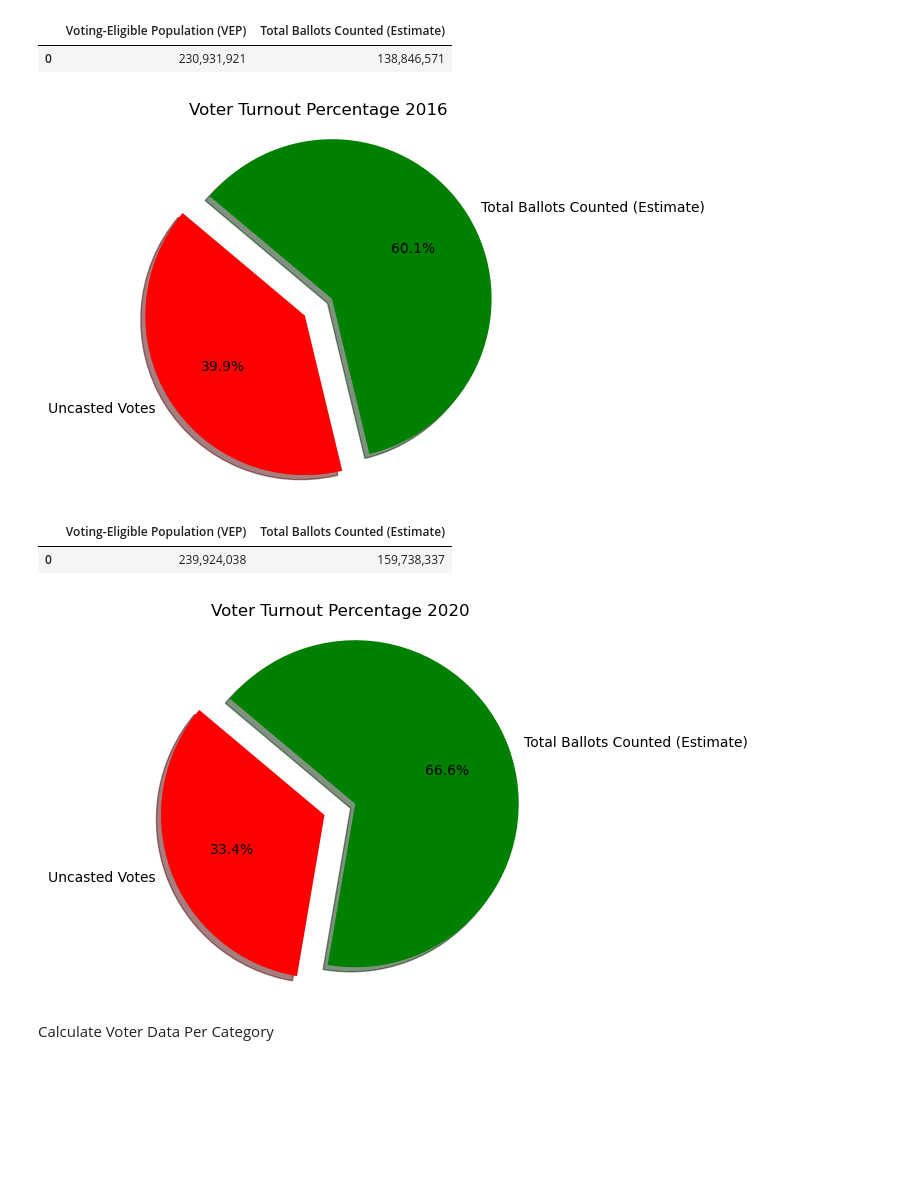
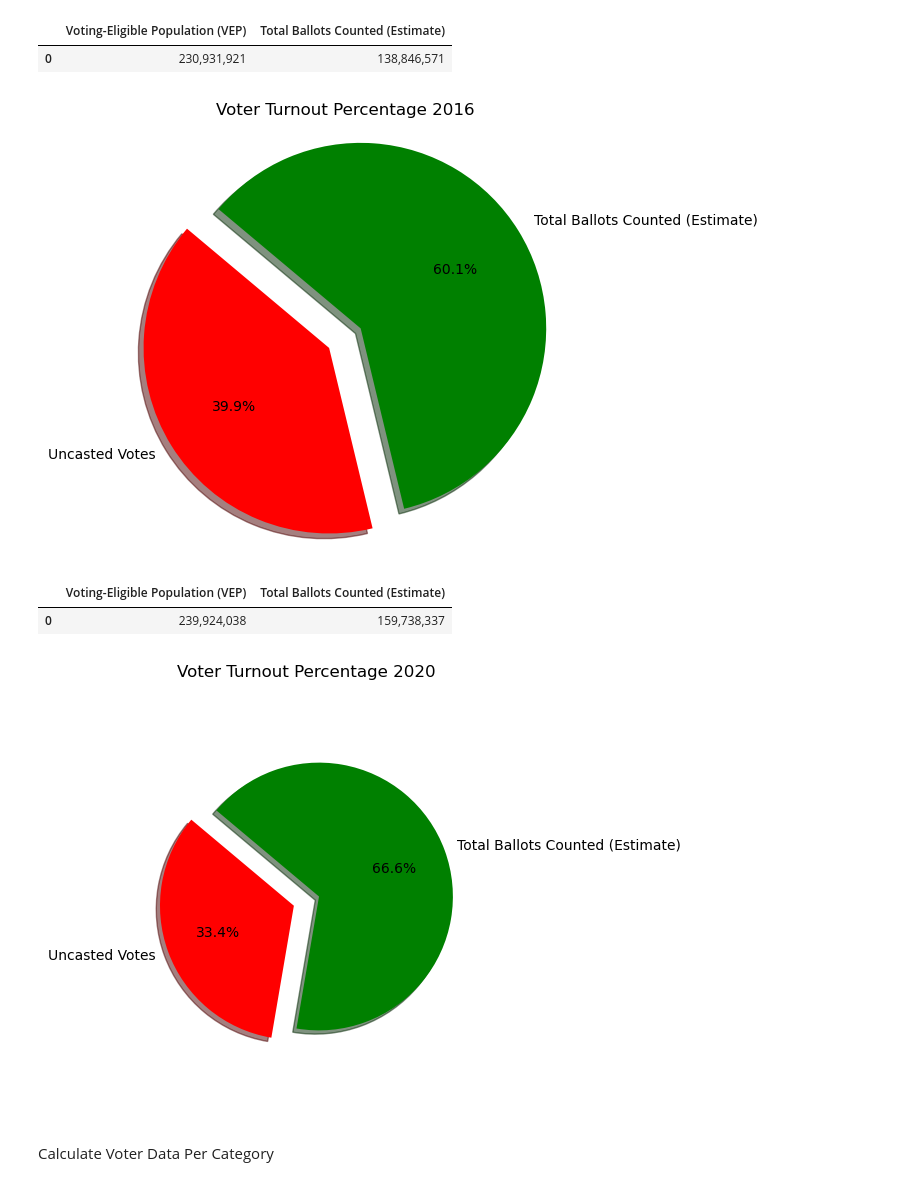
Before and after one commit to Sharkb8t/Project_1, a Jupyter notebook: Project_1.ipynb, the cells around one changed output. Saved outputs shown, nothing was run; the diff lists cells and outputs as text; code cells hidden in the pictures; blank space fills up the shorter version.

```diff
--- a/Project_1.ipynb
+++ b/Project_1.ipynb
@@ -381,16 +387,19 @@ voter1_df
 # %%
 # Generate pie chart showing Votes Cast vs Uncast Votes for 2016
 labels = ["Uncasted Votes", "Total Ballots Counted (Estimate)"]
 votes = [(230931921-138846571), 138846571]
 colors = ["red","green"]
 explode = (0.1,0.1)
 plt.pie(votes, explode=explode, labels=labels, colors=colors,
         autopct="%1.1f%%", shadow=True, startangle=140)
 plt.title("Voter Turnout Percentage 2016")
 plt.axis("equal")
+
+plt.tight_layout()
+plt.savefig('VoteTurnout2016.png', dpi=300, bbox_inches='tight')
 plt.show()
 # %% [output]
-[figure, old version]
+[figure, new version]
 # %%
 # Generate CSV Data Frame for National Election Voting Turnout 2020
 csv_path4 = Path("2020_Voter_Data.csv")
@@ -409,9 +418,12 @@ plt.pie(votes, explode=explode, labels=labels, colors=colors,
         autopct="%1.1f%%", shadow=True, startangle=140)
 plt.title("Voter Turnout Percentage 2020")
 plt.axis("equal")
+
+plt.tight_layout()
+plt.savefig('VoterTurnout2020.png', dpi=300, bbox_inches='tight')
 plt.show()
 # %% [output]
-[figure, old version]
+[figure, new version]
 # %% [markdown]
 Calculate Voter Data Per Category
 # %%
```
Also changed, not shown: parts of 6 cells of this notebook, 8 other files.
